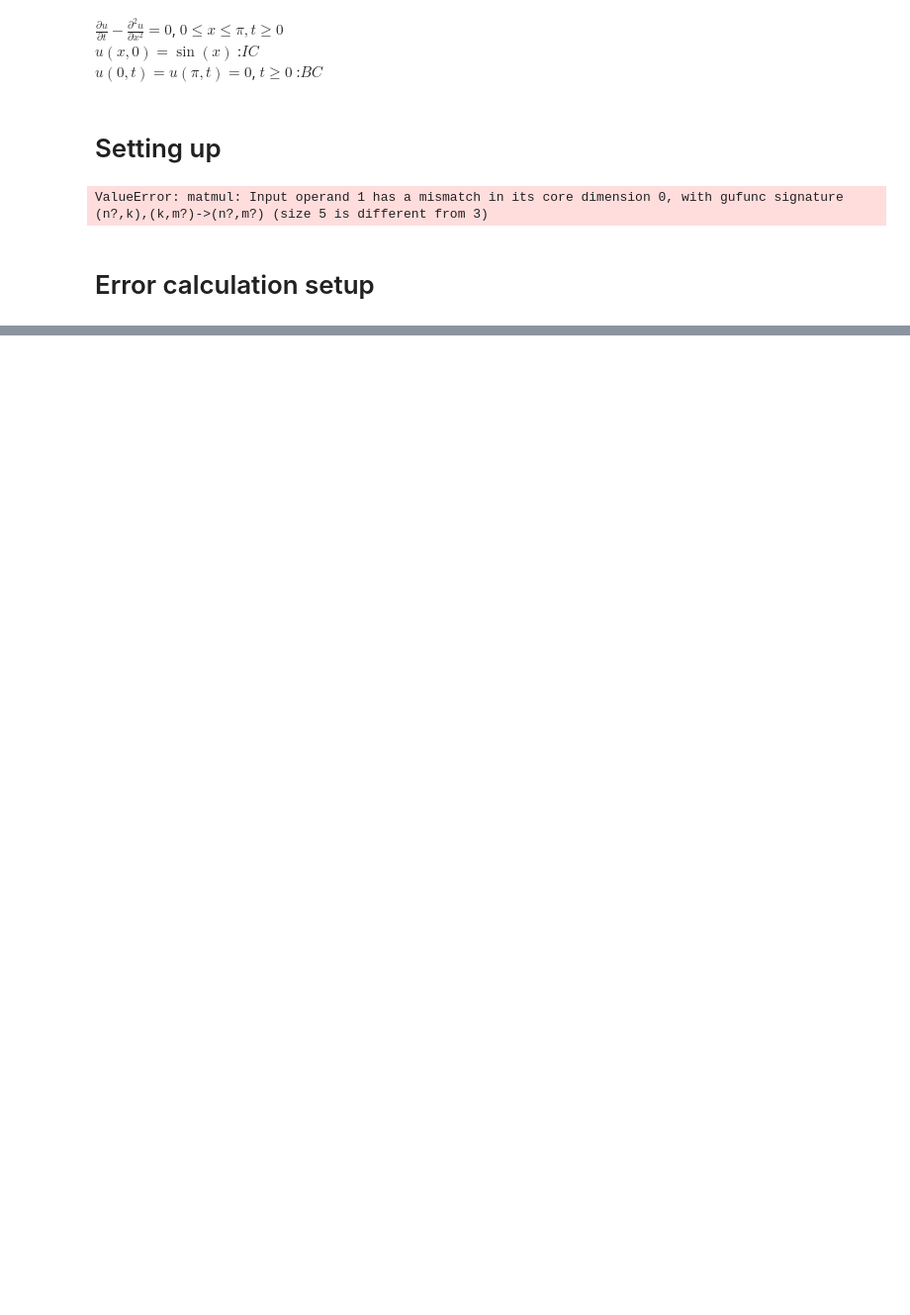
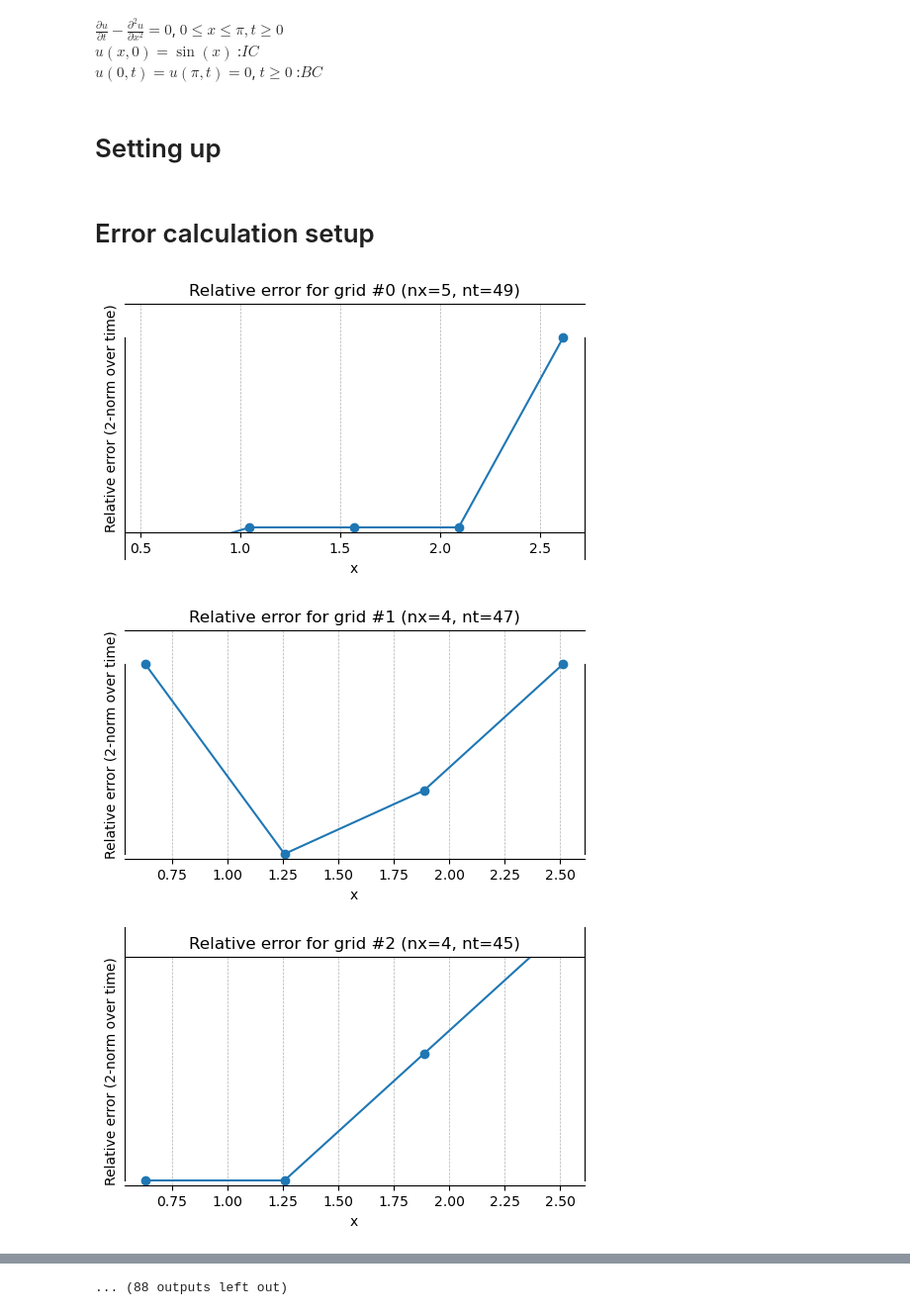
Before and after one commit to FoyerD/num_pde, a Jupyter notebook: hw1/q4.ipynb, the cells around one changed output, grey strips where cells are left out. Shown at 99% size. Cells and saved outputs as stored; diff of their text form; code cells hidden in the pictures; blank space fills up the shorter version.

Commit message:
fixed error

```diff
--- a/hw1/q4.ipynb
+++ b/hw1/q4.ipynb
@@ -29,25 +29,52 @@ u_grids= []
 
 def get_u_grid(h_x, h_t, x_grid, t_grid):
     n_x = len(x_grid)
-    L = make_L(n_x - 2)
-    A = (np.eye(n_x-2) - (h_t/(h_x**2))*L)
+    L = make_L(n_x)
+    A = (np.eye(n_x) - (h_t/(h_x**2))*L)
 
     u_grid = [np.sin(x_grid)]
     [u_grid.append(A @ u_grid[-1]) for _ in t_grid]
-    return u_grid
+    return np.column_stack(u_grid)
 
 for h_t, h_x, x_grid in tqdm(zip(h_ts, h_xs, x_grids)):
     x_grid = np.linspace(x_0, x_n, int(x_n/h_x))[1:-1]
     t_grid = np.linspace(t_0, t_n, int(t_n/h_t))[1:-1]
     u_grids.append((x_grid, t_grid, get_u_grid(h_x, h_t, x_grid, t_grid)))
-# %% [output]
-ValueError: matmul: Input operand 1 has a mismatch in its core dimension 0, with gufunc signature (n?,k),(k,m?)->(n?,m?) (size 5 is different from 3)
 # %% [markdown]
 # Error calculation setup
 # %%
 def relative_error(x_grid, t_grid, u_grid, fn):
     gt_samples = np.ndarray([
         [fn(x, t) for t in t_grid[1:-2]]
     for x in x_grid])
     errors = gt_samples - u_grid
     return np.linalg.norm(errors, axis=1) / np.linalg.norm(u_grid, axis=1)
+
+
+fn = lambda x, t: np.exp(-t) * np.sin(x)
+
+for i, (xg, tg, ug) in enumerate(u_grids):
+    # times for columns of ug: initial t=0 plus the t_grid entries used when building ug
+    times = np.concatenate(([0.0], tg))
+    # Align times to ug columns if needed
+    times = times[:ug.shape[1]]
+    # analytical grid
+    gt = np.array([[fn(x, t) for t in times] for x in xg])
+    # error per spatial node (2-norm over time)
+    errs = gt - ug
+    errs_norm = np.linalg.norm(errs, axis=1)
+    gt_norm = np.linalg.norm(gt, axis=1)
+    gt_norm[gt_norm == 0] = np.nan  # avoid division by zero
+    rel_err = errs_norm / gt_norm
+
+    plt.figure(figsize=(6, 3))
+    plt.semilogy(xg, rel_err, marker='o', linestyle='-')
+    plt.xlabel('x')
+    plt.ylabel('Relative error (2-norm over time)')
+    plt.title(f'Relative error for grid #{i} (nx={len(xg)}, nt={ug.shape[1]})')
+    plt.grid(True, which='both', ls='--', lw=0.5)
+    plt.show()
+# %% [output]
+[figure, added]
+[figure, added]
+[figure, added]
@@ -53,0 +90 @@ def relative_error(x_grid, t_grid, u_grid, fn):
+... (88 outputs left out)
```
Also changed, not shown: parts of 1 cell of this notebook.
